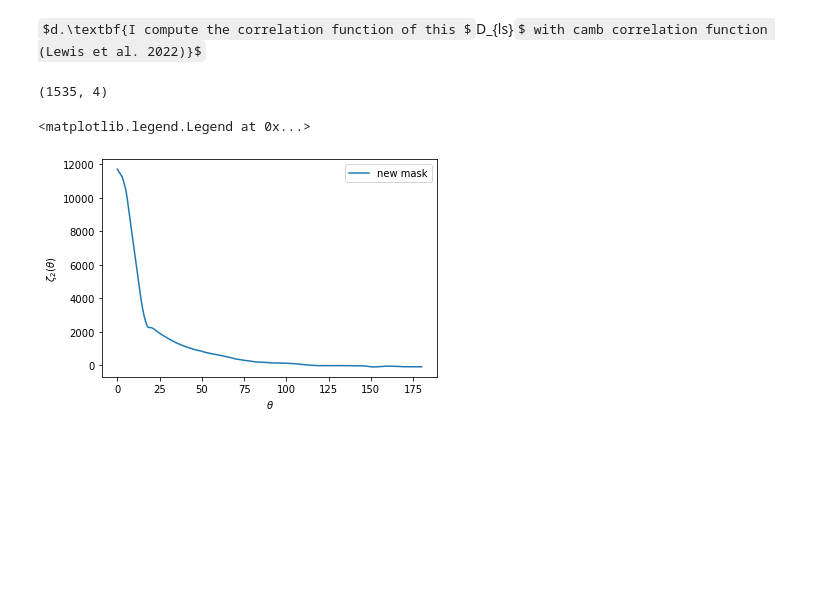
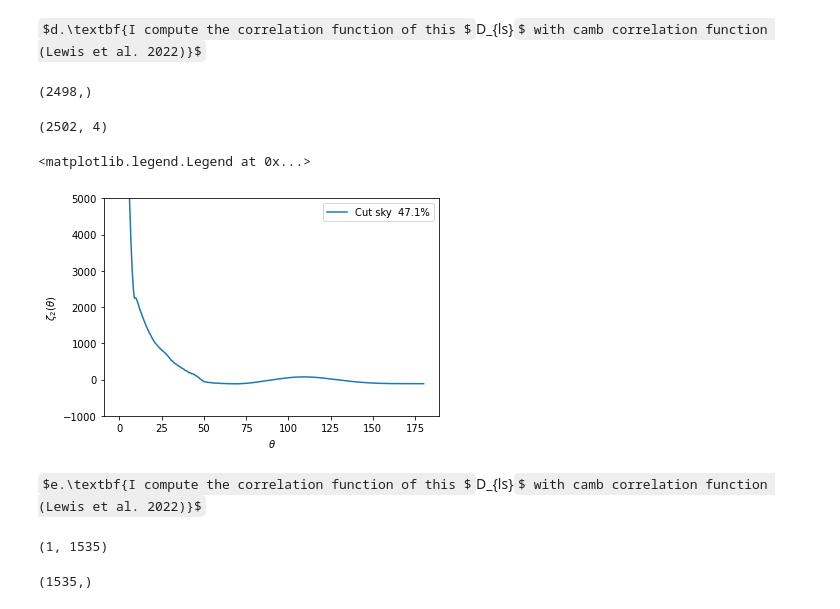
Before and after one commit to Augustocmb/cmblss, a Jupyter notebook: code/cmblss-main/mask_code.ipynb, the cells around one changed output. Cells and saved outputs as stored; diff of their text form; code cells hidden in the pictures; some formulas as TeX source; blank space fills up the shorter version.

```diff
--- a/code/cmblss-main/mask_code.ipynb
+++ b/code/cmblss-main/mask_code.ipynb
@@ -122,23 +268,41 @@ $d.\textbf{I compute the correlation function of this $D_{ls}$ with camb correla
+# %%
+# I define my news l
+lnew=np.linspace(4, 2500, 2498)
+# oncatenate
+
+#pdl is the interpolation of the pseudo Dls
+pdl_int=f(lnew)
+lnew.shape
+# %% [output]
+(2498,)
+# %%
+# Concatenate the ls
+ljoin=np.concatenate((([0,0,2,3]),lnew))
+# Concatenate the pseudo Dls
+pDl_=np.concatenate((([0.0,0.0,203.36331868506028,918.9783866182479]),pdl_int ))
 # %%
 # Make an array to input in the camb correlation function
-Dl=np.ones((len(dl),4))
-Dl[:,0]=dl
+Dl=np.ones((len(pDl_),4))
+Dl[:,0]=pDl_
 Dl.shape
 # %% [output]
-(1535, 4)
+(2502, 4)
 # %%
 # Import correlations
 from camb import correlations
 # %%
-corr_, xvals, weights = correlations.gauss_legendre_correlation(Dl)
-xvals_=np.linspace(-1,1,1535)
+corr_, xvals_, weights = correlations.gauss_legendre_correlation(Dl)
+xvals_=np.linspace(-1,1,2502)
 r_=np.arccos(xvals_)*180/np.pi # sampled theta values in degrees
 # %%
 # Plol the results
-plt.plot(r_, corr_[:,0], label = 'new mask')
+plt.plot(r_, corr_[:,0], label = 'Cut sky  47.1%')
 plt.ylabel(r'$\zeta_{2}(\theta)$')
 plt.xlabel(r'$\theta$')
+plt.ylim(-1000,5000)
 plt.legend(loc='best')
 # %% [output]
 <matplotlib.legend.Legend at 0x...>
-[figure, old version]
+[figure, new version]
+# %% [markdown]
+$e.\textbf{I compute the correlation function of this $D_{ls}$ with camb correlation function (Lewis et al. 2022)}$
@@ -144,0 +321,12 @@ plt.legend(loc='best')
+# %%
+# Shape of the pseudo Cls
+cl_10.shape
+# %% [output]
+(1, 1535)
+# %%
+#Returns an array with the effective multipole associated to each bandpower.
+#These are computed as a weighted average of the multipoles within each bandpower.
+el_1 = b1.get_effective_ells()
+el_1.shape
+# %% [output]
+(1535,)
```
Also changed, not shown: parts of 87 cells of this notebook.
